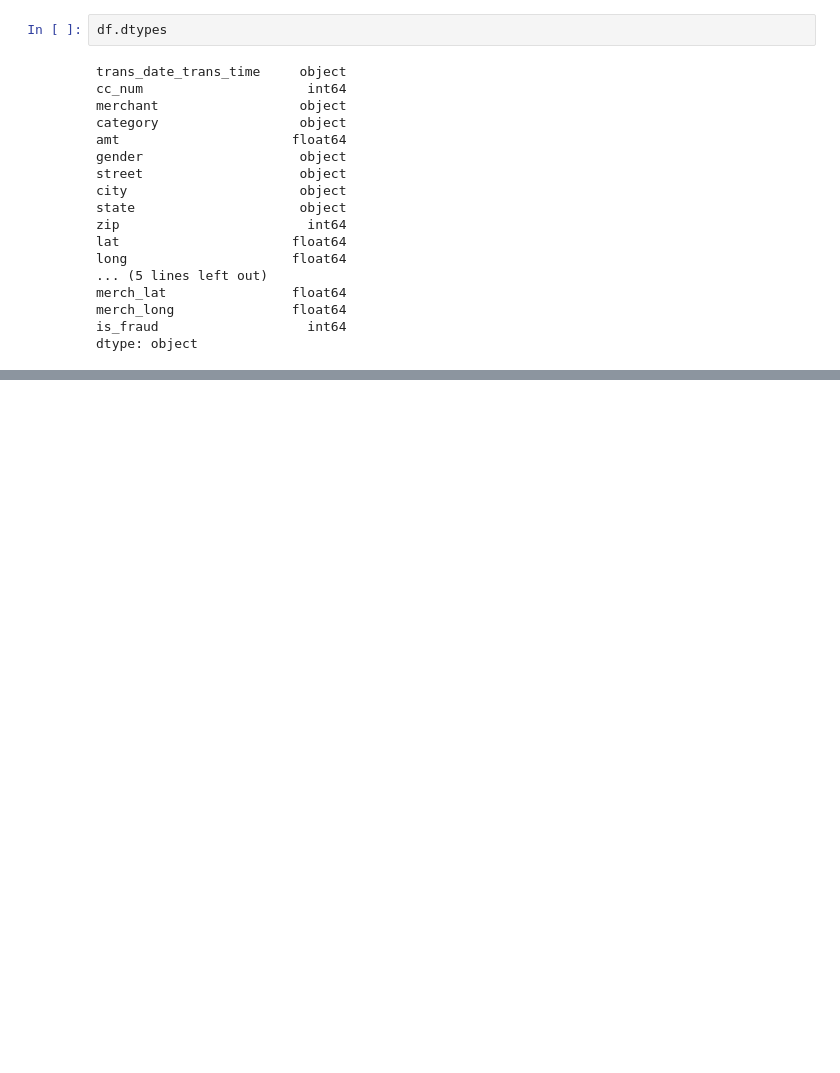
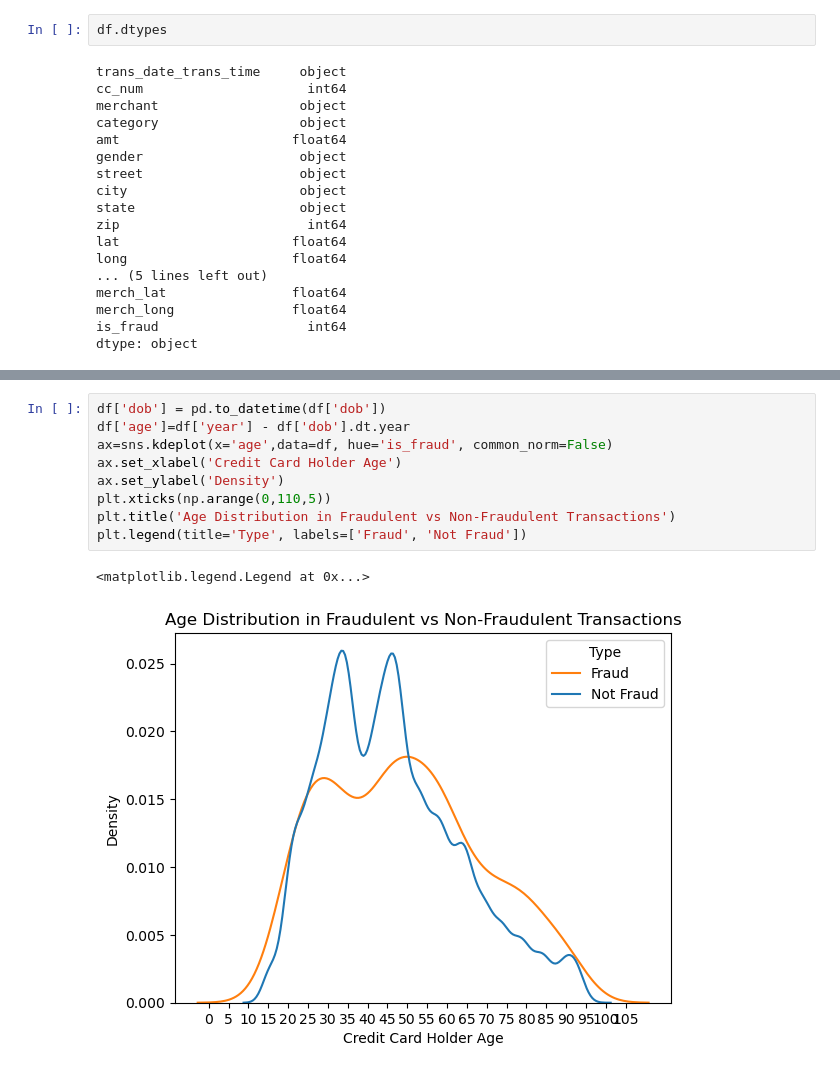
Before and after one commit to erigson/JPMC_Fraud_Analysis, a Jupyter notebook: Untitled.ipynb, the cells around one changed output, grey strips where cells are left out. Cells and saved outputs as stored; diff of their text form; blank space fills up the shorter version.

```diff
--- a/Untitled.ipynb
+++ b/Untitled.ipynb
@@ -88,0 +113,12 @@ dtype: object
+# %%
+df['dob'] = pd.to_datetime(df['dob'])
+df['age']=df['year'] - df['dob'].dt.year
+ax=sns.kdeplot(x='age',data=df, hue='is_fraud', common_norm=False)
+ax.set_xlabel('Credit Card Holder Age')
+ax.set_ylabel('Density')
+plt.xticks(np.arange(0,110,5))
+plt.title('Age Distribution in Fraudulent vs Non-Fraudulent Transactions')
+plt.legend(title='Type', labels=['Fraud', 'Not Fraud'])
+# %% [output]
+<matplotlib.legend.Legend at 0x...>
+[figure, added]
```
Also changed, not shown: parts of 10 cells of this notebook.
